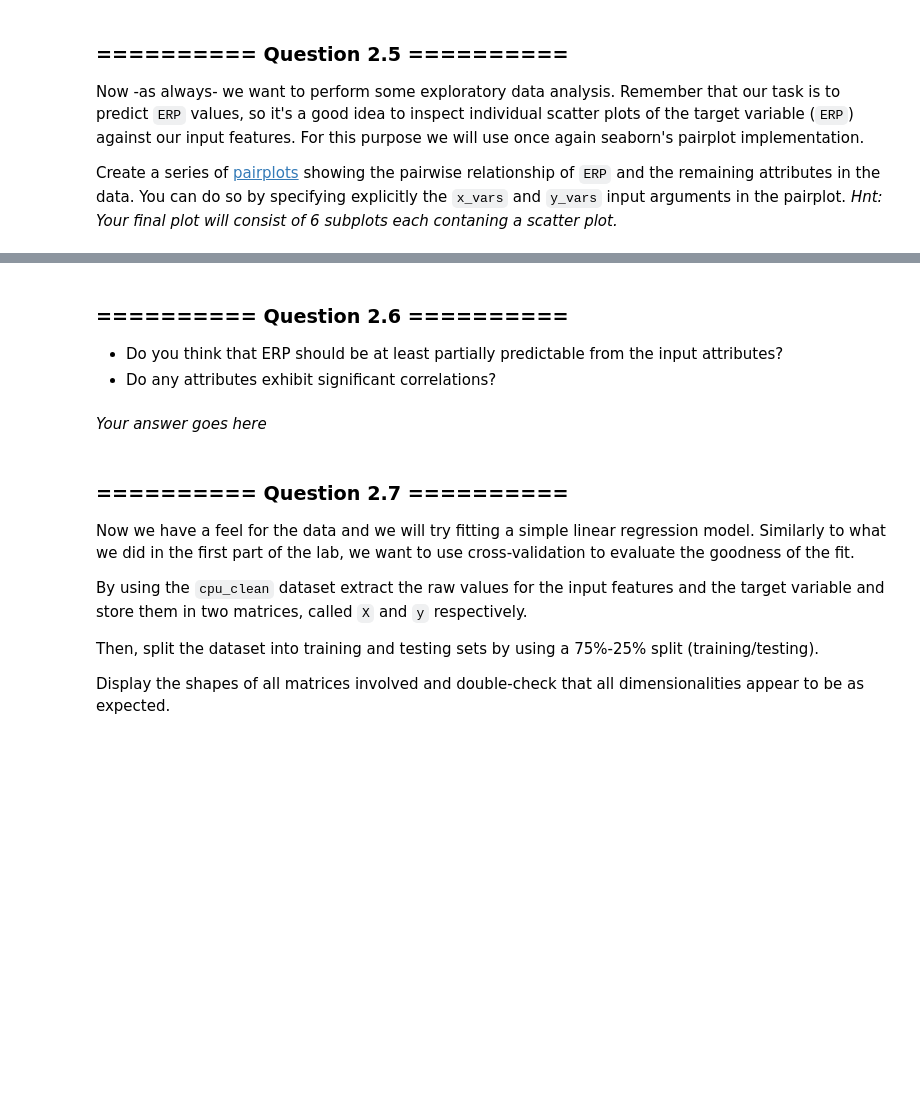
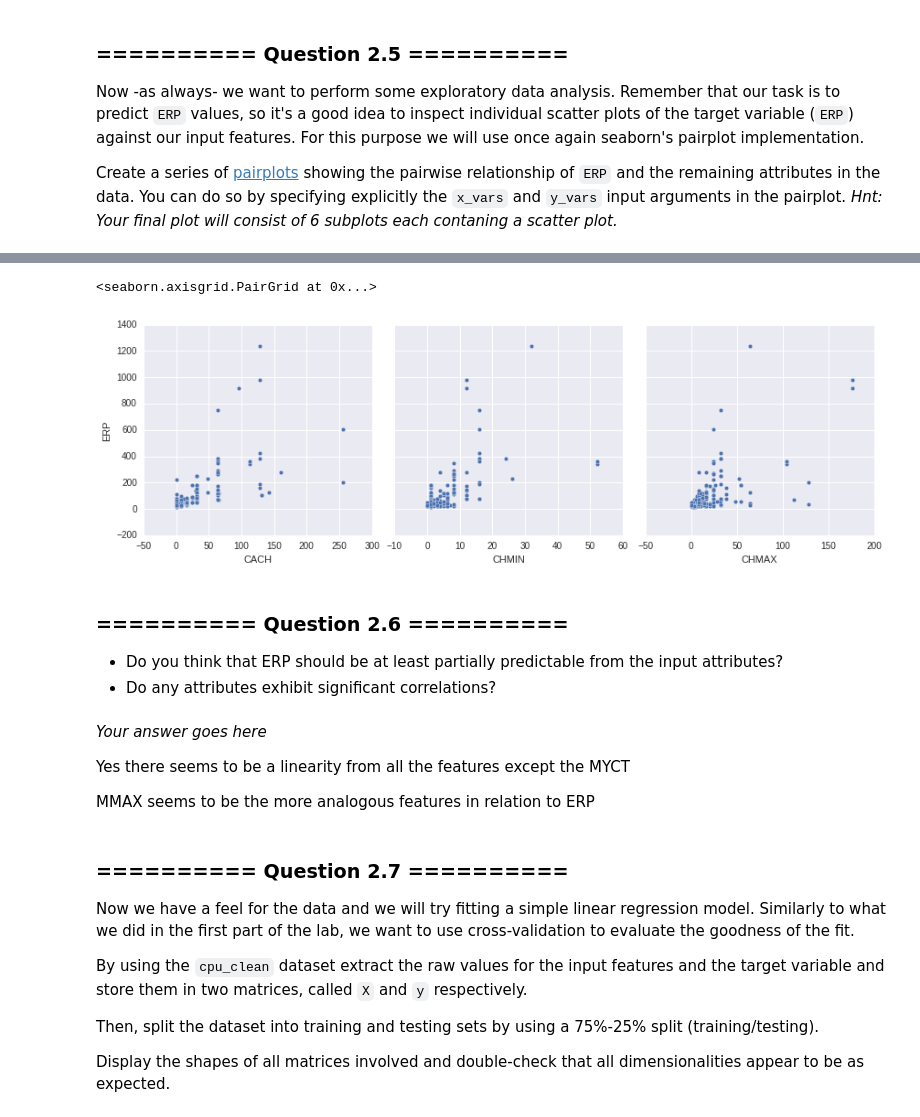
Before and after one commit to ngbcos/iaml-1, a Jupyter notebook: 04_Lab_3_Decision_trees_linear_regression_pligor.ipynb, the cells around one changed output, grey strips where cells are left out. Cells and saved outputs as stored; diff of their text form; code cells hidden in the pictures; blank space fills up the shorter version.

```diff
--- a/04_Lab_3_Decision_trees_linear_regression_pligor.ipynb
+++ b/04_Lab_3_Decision_trees_linear_regression_pligor.ipynb
@@ -781,9 +790,19 @@ Create a series of [pairplots](https://stanford.edu/~mwaskom/software/seaborn/ge
+# %%
+sns.pairplot(cpu_clean,
+             x_vars=columnsWithoutERP[len(columnsWithoutERP)/2:], y_vars=['ERP'], size=4)
+# %% [output]
+<seaborn.axisgrid.PairGrid at 0x...>
+[figure, added]
 # %% [markdown]
 ### ========== Question 2.6 ==========
 * Do you think that ERP should be at least partially predictable from the input attributes?
 * Do any attributes exhibit significant correlations?
-# %% [markdown]
-*Your answer goes here*
+# %% [markdown]
+*Your answer goes here*
+
+Yes there seems to be a linearity from all the features except the MYCT
+
+MMAX seems to be the more analogous features in relation to ERP
 # %% [markdown]
 ### ========== Question 2.7 ==========
 Now we have a feel for the data and we will try fitting a simple linear regression model. Similarly to what we did in the first part of the lab, we want to use cross-validation to evaluate the goodness of the fit.
```
Also changed, not shown: parts of 40 cells of this notebook.
